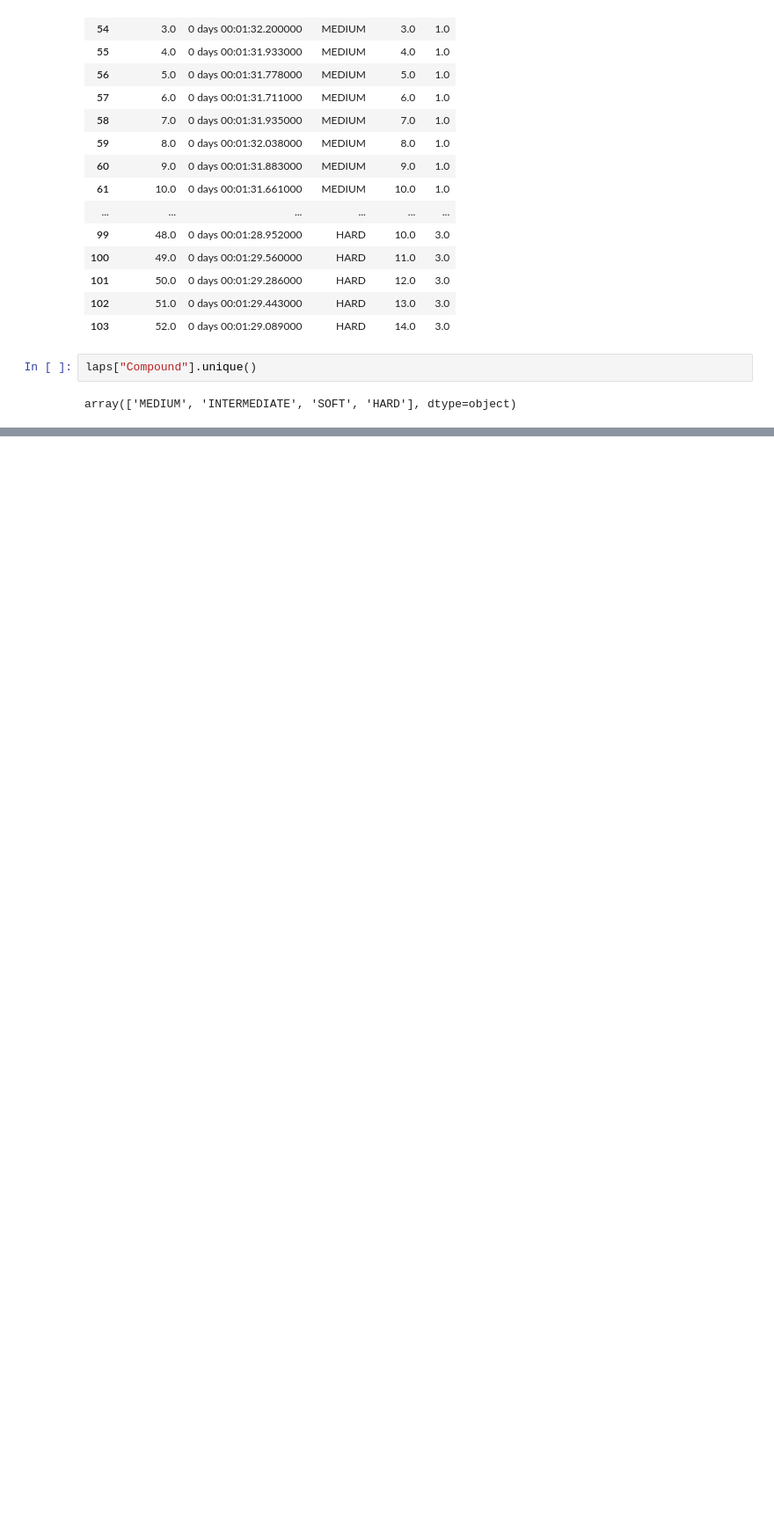
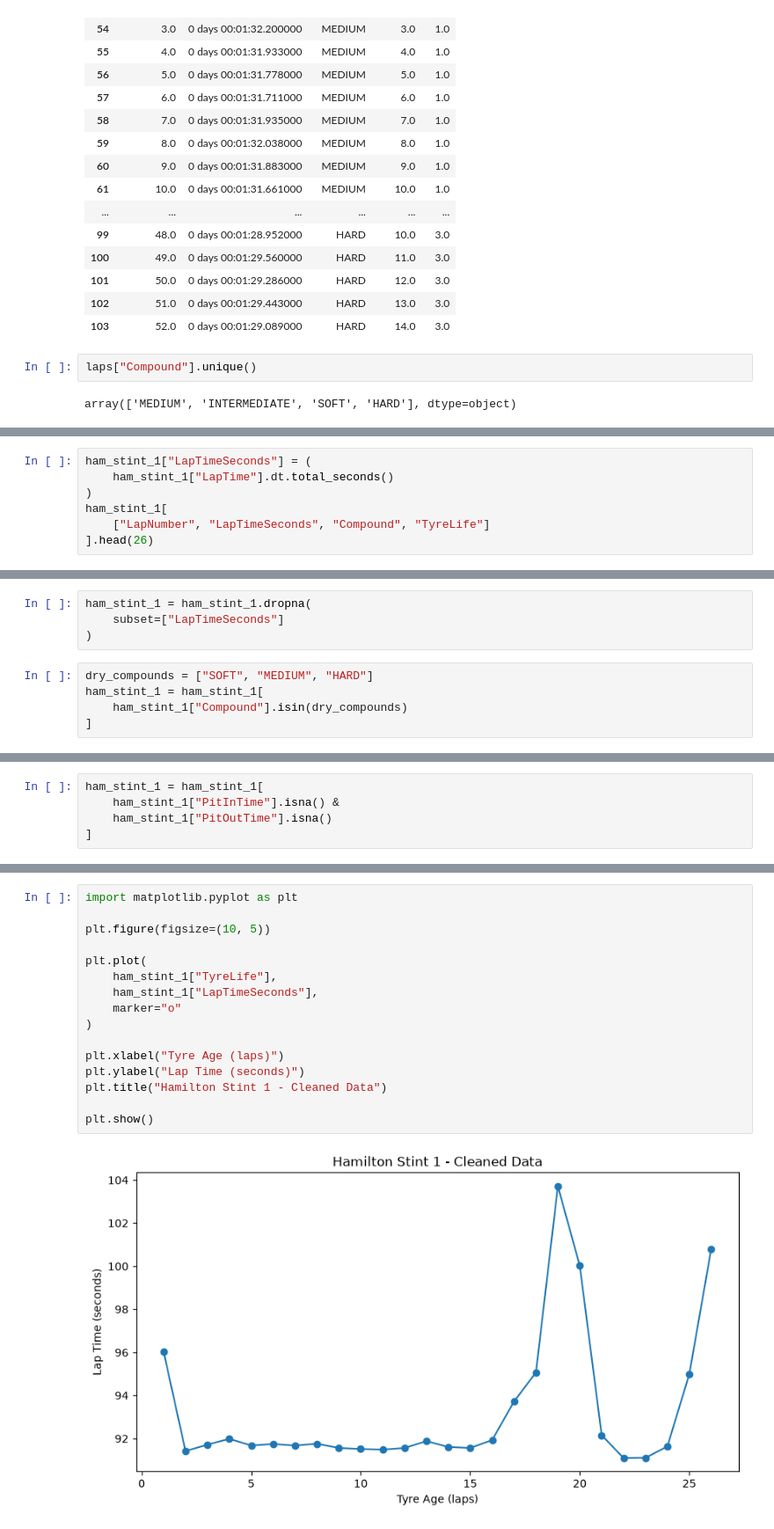
Before and after one commit to Saaimmalik/F1-Race-Strategy-Predictor, a Jupyter notebook: notebooks/01_exploring_f1_data.ipynb, the cells around one changed output, grey strips where cells are left out. Shown at 88% size. Drawn from its saved outputs; the diff is of its cells as text; blank space fills up the shorter version.

```diff
--- a/notebooks/01_exploring_f1_data.ipynb
+++ b/notebooks/01_exploring_f1_data.ipynb
@@ -79,0 +260,7 @@ array(['MEDIUM', 'INTERMEDIATE', 'SOFT', 'HARD'], dtype=object)
+# %%
+ham_stint_1["LapTimeSeconds"] = (
+    ham_stint_1["LapTime"].dt.total_seconds()
+)
+ham_stint_1[
+    ["LapNumber", "LapTimeSeconds", "Compound", "TyreLife"]
+].head(26)
@@ -79,0 +285,9 @@ array(['MEDIUM', 'INTERMEDIATE', 'SOFT', 'HARD'], dtype=object)
+# %%
+ham_stint_1 = ham_stint_1.dropna(
+    subset=["LapTimeSeconds"]
+)
+# %%
+dry_compounds = ["SOFT", "MEDIUM", "HARD"]
+ham_stint_1 = ham_stint_1[
+    ham_stint_1["Compound"].isin(dry_compounds)
+]
@@ -79,0 +327,5 @@ array(['MEDIUM', 'INTERMEDIATE', 'SOFT', 'HARD'], dtype=object)
+# %%
+ham_stint_1 = ham_stint_1[
+    ham_stint_1["PitInTime"].isna() &
+    ham_stint_1["PitOutTime"].isna()
+]
@@ -79,0 +360,18 @@ array(['MEDIUM', 'INTERMEDIATE', 'SOFT', 'HARD'], dtype=object)
+# %%
+import matplotlib.pyplot as plt
+
+plt.figure(figsize=(10, 5))
+
+plt.plot(
+    ham_stint_1["TyreLife"],
+    ham_stint_1["LapTimeSeconds"],
+    marker="o"
+)
+
+plt.xlabel("Tyre Age (laps)")
+plt.ylabel("Lap Time (seconds)")
+plt.title("Hamilton Stint 1 - Cleaned Data")
+
+plt.show()
+# %% [output]
+[figure, added]
```
Also changed, not shown: parts of 31 cells of this notebook.
